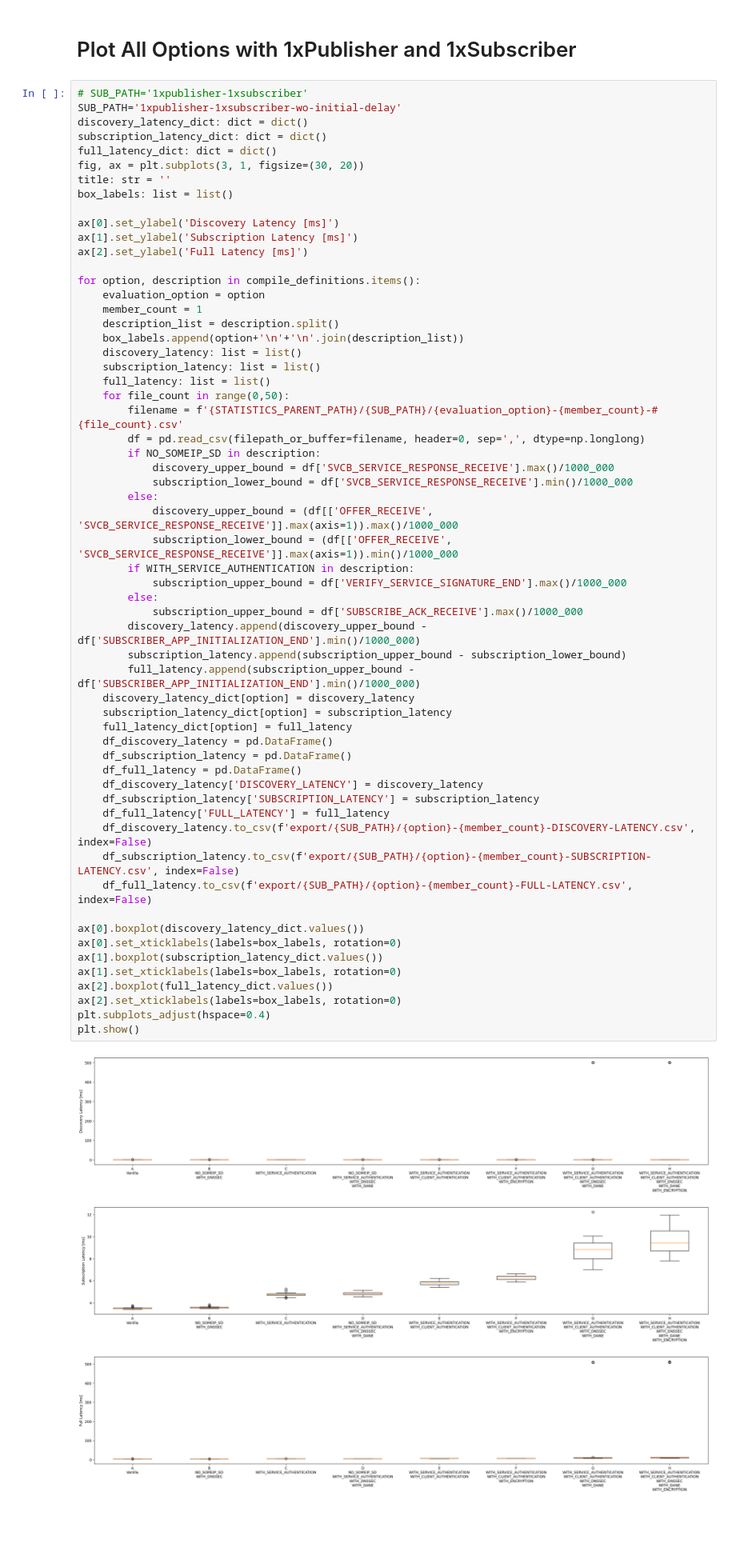
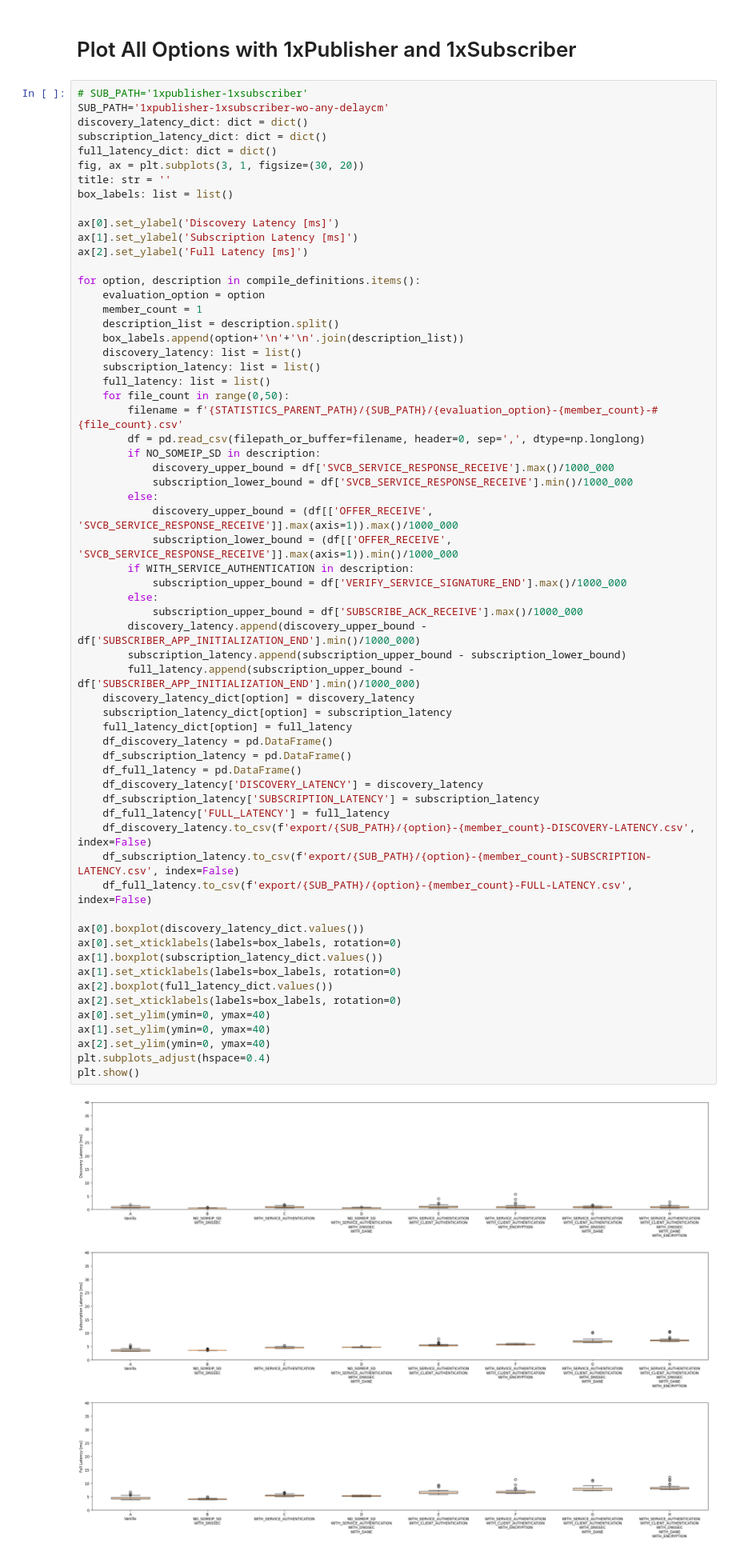
Before and after one commit to mehkir/mininet-vsomeip-evaluation, a Jupyter notebook: plot-scripts/evaluation.ipynb, the cells around one changed output. Shown at 80% size. Cells and saved outputs as stored; diff of their text form; blank space fills up the shorter version.

```diff
--- a/plot-scripts/evaluation.ipynb
+++ b/plot-scripts/evaluation.ipynb
@@ -63,7 +63,7 @@ compile_definitions = {'A':'Vanilla',
 # Plot All Options with 1xPublisher and 1xSubscriber
 # %%
 # SUB_PATH='1xpublisher-1xsubscriber'
-SUB_PATH='1xpublisher-1xsubscriber-wo-initial-delay'
+SUB_PATH='1xpublisher-1xsubscriber-wo-any-delaycm'
 discovery_latency_dict: dict = dict()
 subscription_latency_dict: dict = dict()
 full_latency_dict: dict = dict()
@@ -94,34 +94,37 @@ for option, description in compile_definitions.items():
             subscription_lower_bound = (df[['OFFER_RECEIVE', 'SVCB_SERVICE_RESPONSE_RECEIVE']].max(axis=1)).min()/1000_000
         if WITH_SERVICE_AUTHENTICATION in description:
             subscription_upper_bound = df['VERIFY_SERVICE_SIGNATURE_END'].max()/1000_000
         else:
             subscription_upper_bound = df['SUBSCRIBE_ACK_RECEIVE'].max()/1000_000
         discovery_latency.append(discovery_upper_bound - df['SUBSCRIBER_APP_INITIALIZATION_END'].min()/1000_000)
         subscription_latency.append(subscription_upper_bound - subscription_lower_bound)
         full_latency.append(subscription_upper_bound - df['SUBSCRIBER_APP_INITIALIZATION_END'].min()/1000_000)
     discovery_latency_dict[option] = discovery_latency
     subscription_latency_dict[option] = subscription_latency
     full_latency_dict[option] = full_latency
     df_discovery_latency = pd.DataFrame()
     df_subscription_latency = pd.DataFrame()
     df_full_latency = pd.DataFrame()
     df_discovery_latency['DISCOVERY_LATENCY'] = discovery_latency
     df_subscription_latency['SUBSCRIPTION_LATENCY'] = subscription_latency
     df_full_latency['FULL_LATENCY'] = full_latency
     df_discovery_latency.to_csv(f'export/{SUB_PATH}/{option}-{member_count}-DISCOVERY-LATENCY.csv', index=False)
     df_subscription_latency.to_csv(f'export/{SUB_PATH}/{option}-{member_count}-SUBSCRIPTION-LATENCY.csv', index=False)
     df_full_latency.to_csv(f'export/{SUB_PATH}/{option}-{member_count}-FULL-LATENCY.csv', index=False)
 
 ax[0].boxplot(discovery_latency_dict.values())
 ax[0].set_xticklabels(labels=box_labels, rotation=0)
 ax[1].boxplot(subscription_latency_dict.values())
 ax[1].set_xticklabels(labels=box_labels, rotation=0)
 ax[2].boxplot(full_latency_dict.values())
 ax[2].set_xticklabels(labels=box_labels, rotation=0)
+ax[0].set_ylim(ymin=0, ymax=40)
+ax[1].set_ylim(ymin=0, ymax=40)
+ax[2].set_ylim(ymin=0, ymax=40)
 plt.subplots_adjust(hspace=0.4)
 plt.show()
 # %% [output]
-[figure, old version]
+[figure, new version]
 # %% [markdown]
 # Plot Given Option w/ 1xPublisher and NxSubscribers
 # %%
```
Also changed, not shown: parts of 1 cell of this notebook, 2 other files.
